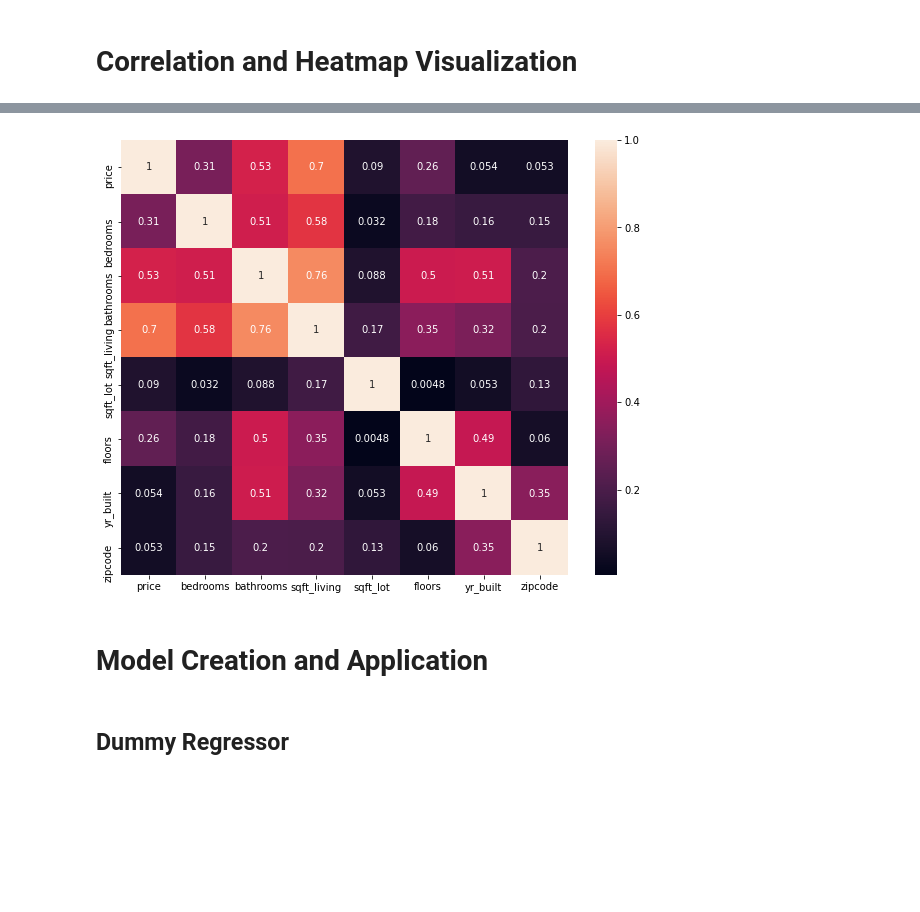
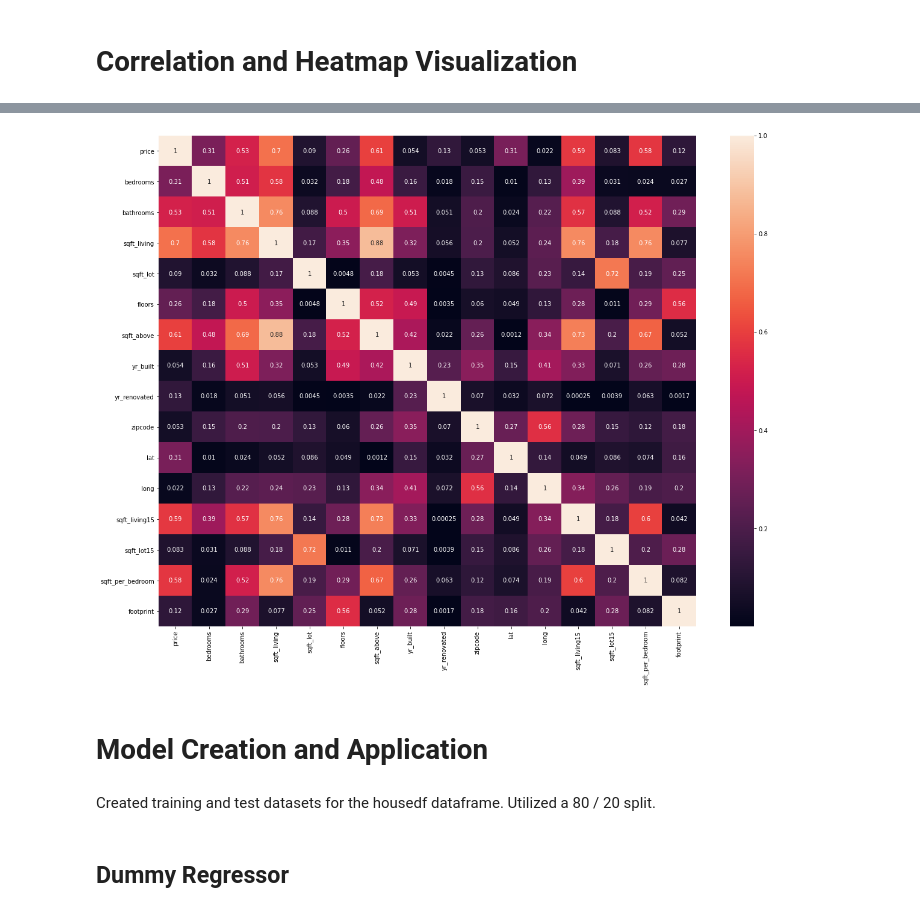
Before and after one commit to NaavSD/House-Plan-Analysis, a Jupyter notebook: Project 2 Notebook.ipynb, the cells around one changed output, grey strips where cells are left out. Drawn from its saved outputs; the diff is of its cells as text; code cells hidden in the pictures; blank space fills up the shorter version.

```diff
--- a/Project 2 Notebook.ipynb
+++ b/Project 2 Notebook.ipynb
@@ -66,6 +131,9 @@ Index(['id', 'date', 'price', 'bedrooms', 'bathrooms', 'sqft_living',
 dfinit = housedf.drop(['id', 'date', 'yr_renovated', 'condition', 'waterfront', 'lat', 'long',
                  'sqft_above', 'sqft_basement', 'view'], axis=1).copy()
 
-dfrev1 = dfinit.drop(['sqft_living15', 'sqft_lot15', 'grade'], axis=1).copy()
-dfrev1
+dfrev1 = dfinit.drop(['sqft_living15', 'sqft_lot15'], axis=1).copy()
+dfrevcopy = dfinit.drop(['sqft_living15', 'sqft_lot15'], axis=1).copy()
+housedf['sqft_per_bedroom'] = housedf['sqft_living'] / housedf['bedrooms']
+housedf['footprint'] = housedf['sqft_living'] / housedf['sqft_lot']
+housedf
 # %% [output]
@@ -111,5 +179,5 @@ dfrev1.corr()
 # %%
-plt.figure(figsize = (10,8))
-sns.heatmap(dfrev1.corr().abs(), annot=True);
+plt.figure(figsize = (20,15))
+sns.heatmap(housedf.drop(['id'], axis =1).corr().abs(), annot=True);
 # %% [output]
-[figure, old version]
+[figure, new version]
@@ -120,2 +184,4 @@ X_train, X_test, y_train, y_test = train_test_split(X, y, test_size=0.2, random_
 # %% [markdown]
 # Model Creation and Application
+# %% [markdown]
+Created training and test datasets for the housedf dataframe. Utilized a 80 / 20 split.
```
Also changed, not shown: parts of 68 cells of this notebook, 1 other file.
